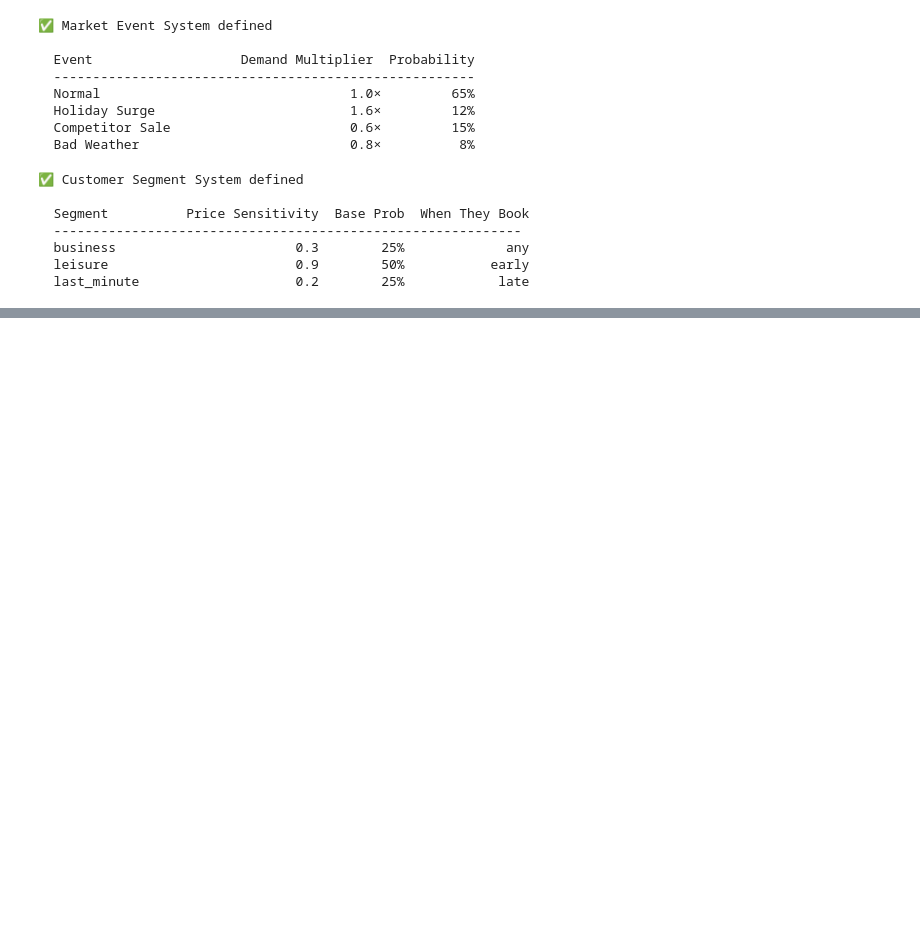
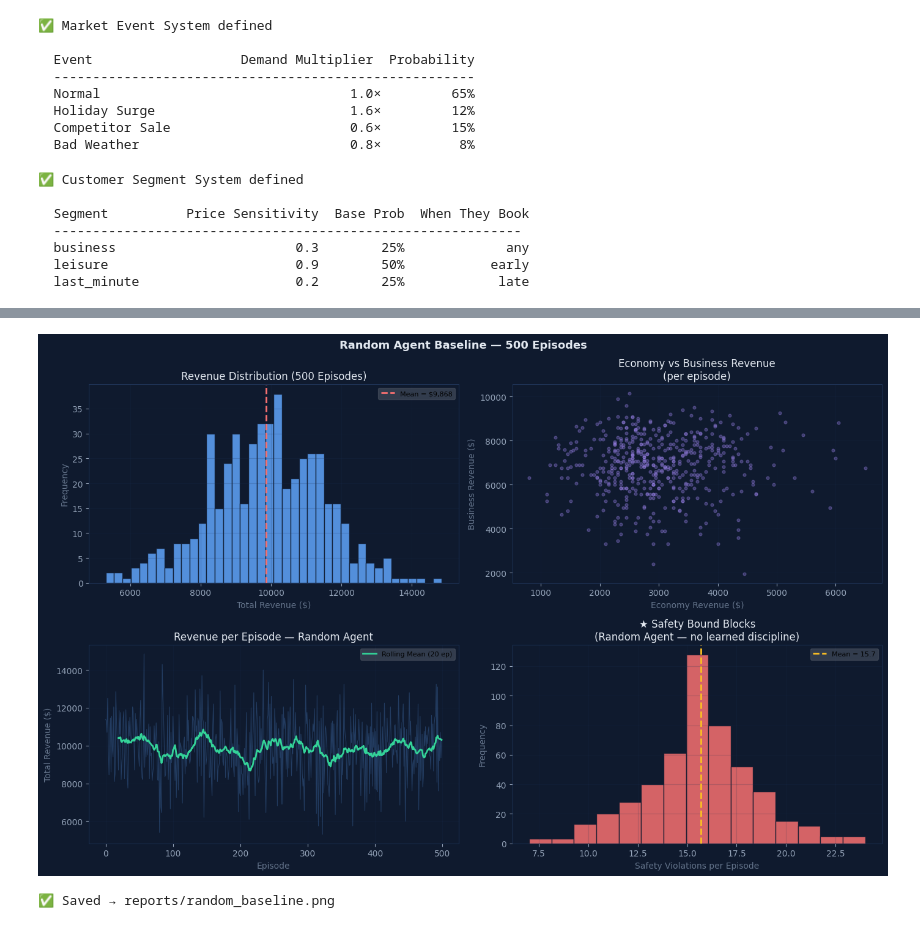
Before and after one commit to kollassrct/infotact-dynamic-pricing-reinforcement-learning, a Jupyter notebook: notebooks/01_gym_environment.ipynb, the cells around one changed output, grey strips where cells are left out. Drawn from its saved outputs; the diff is of its cells as text; code cells hidden in the pictures; blank space fills up the shorter version.

```diff
--- a/notebooks/01_gym_environment.ipynb
+++ b/notebooks/01_gym_environment.ipynb
@@ -437,0 +717,53 @@ NameError: name 'ContextualAirlinePricingEnv' is not defined
+# %%
+# ── CELL 12: Visualise Baseline Results ──────────────────
+fig2, axes2 = plt.subplots(2, 2, figsize=(14, 9))
+fig2.patch.set_facecolor('#0f1a2e')
+for ax in axes2.flatten():
+    ax.set_facecolor('#0f1a2e')
+    for spine in ax.spines.values(): spine.set_edgecolor('#1e3254')
+    ax.tick_params(colors='#94a3b8')
+    ax.xaxis.label.set_color('#64748b')
+    ax.yaxis.label.set_color('#64748b')
+    ax.title.set_color('#e2e8f0')
+
+axes2[0,0].hist(revenues, bins=40, color='#60a5fa', edgecolor='#0f1a2e', alpha=0.85)
+axes2[0,0].axvline(np.mean(revenues), color='#f87171', linestyle='--',
+                   linewidth=2, label=f'Mean = ${np.mean(revenues):,.0f}')
+axes2[0,0].set_xlabel('Total Revenue ($)'); axes2[0,0].set_ylabel('Frequency')
+axes2[0,0].set_title('Revenue Distribution (500 Episodes)')
+axes2[0,0].legend(fontsize=8, framealpha=0.15)
+axes2[0,0].grid(alpha=0.2, color='#1e3254')
+
+axes2[0,1].scatter(eco_revs, biz_revs, alpha=0.3, color='#a78bfa', s=12)
+axes2[0,1].set_xlabel('Economy Revenue ($)'); axes2[0,1].set_ylabel('Business Revenue ($)')
+axes2[0,1].set_title('Economy vs Business Revenue\n(per episode)')
+axes2[0,1].grid(alpha=0.2, color='#1e3254')
+
+rolling = pd.Series(revenues).rolling(20).mean()
+axes2[1,0].plot(revenues, color='#60a5fa', alpha=0.25, linewidth=0.8)
+axes2[1,0].plot(rolling, color='#34d399', linewidth=2, label='Rolling Mean (20 ep)')
+axes2[1,0].set_xlabel('Episode'); axes2[1,0].set_ylabel('Total Revenue ($)')
+axes2[1,0].set_title('Revenue per Episode — Random Agent')
+axes2[1,0].legend(fontsize=8, framealpha=0.15)
+axes2[1,0].grid(alpha=0.2, color='#1e3254')
+
+axes2[1,1].hist(violations_per_ep, bins=15, color='#f87171',
+                edgecolor='#0f1a2e', alpha=0.85)
+axes2[1,1].axvline(np.mean(violations_per_ep), color='#fbbf24', linestyle='--',
+                   linewidth=2, label=f'Mean = {np.mean(violations_per_ep):.1f}')
+axes2[1,1].set_xlabel('Safety Violations per Episode')
+axes2[1,1].set_ylabel('Frequency')
+axes2[1,1].set_title('★ Safety Bound Blocks\n(Random Agent — no learned discipline)')
+axes2[1,1].legend(fontsize=8, framealpha=0.15)
+axes2[1,1].grid(alpha=0.2, color='#1e3254')
+
+plt.suptitle('Random Agent Baseline — 500 Episodes',
+             fontsize=13, fontweight='bold', color='#e2e8f0')
+plt.tight_layout()
+plt.savefig('../reports/random_baseline.png', dpi=150,
+            bbox_inches='tight', facecolor='#0f1a2e')
+plt.show()
+print("✅ Saved → reports/random_baseline.png")
+# %% [output]
+[figure, added]
+✅ Saved → reports/random_baseline.png
```
Also changed, not shown: parts of 13 cells of this notebook, 4 other files.
